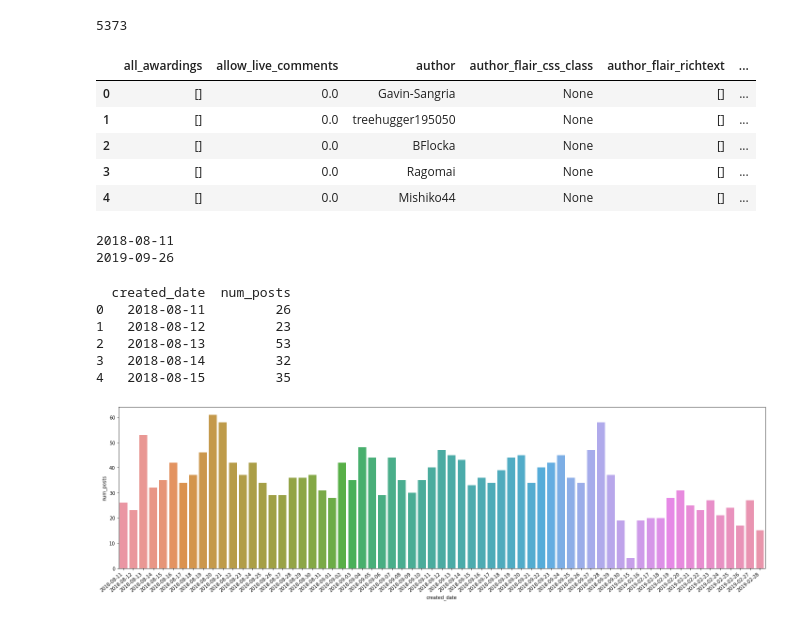
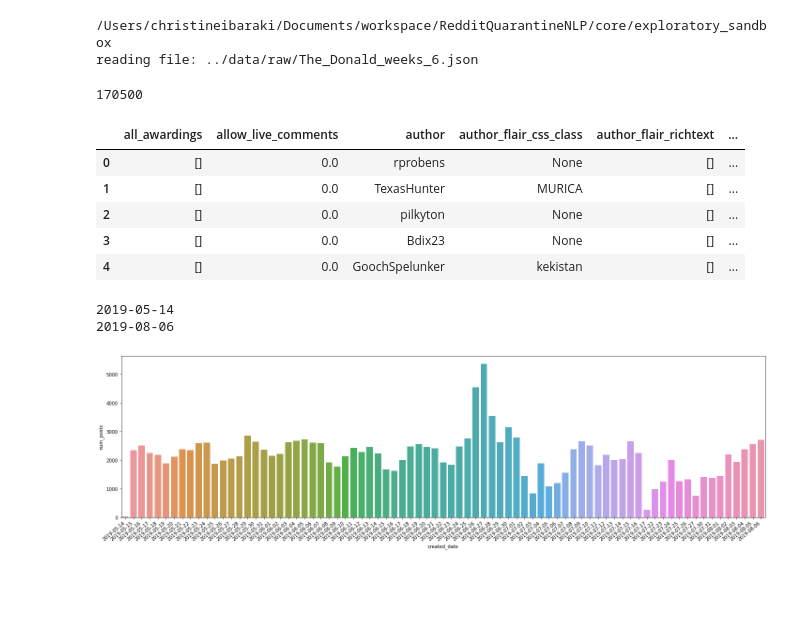
Before and after one commit to npg-mmilosh-cji/RedditQuarantineNLP, a Jupyter notebook: core/exploratory_sandbox/trp_posts_exploratory.ipynb, the cells around one changed output. Cells and saved outputs as stored; diff of their text form; code cells hidden in the pictures; blank space fills up the shorter version.

Commit message:
update exploratory notebook to look at donald data

```diff
--- a/core/exploratory_sandbox/trp_posts_exploratory.ipynb
+++ b/core/exploratory_sandbox/trp_posts_exploratory.ipynb
@@ -6,22 +6,27 @@ import matplotlib.pyplot as plt
 import seaborn as sns
 from datetime import datetime
 # %%
-posts_file_path = os.path.join("..", "core", "data", "raw", "TheRedPill_weeks_52.json")
+print(os.getcwd())
+posts_file_path = os.path.join("..", "data", "raw", "The_Donald_weeks_6.json")
+print(f"reading file: {posts_file_path}")
 posts_df = pd.read_json(posts_file_path)
+# %% [output]
+/Users/christineibaraki/Documents/workspace/RedditQuarantineNLP/core/exploratory_sandbox
+reading file: ../data/raw/The_Donald_weeks_6.json
 # %%
 print(len(posts_df))
 # %% [output]
-5373
+170500
 # %%
 pd.set_option('display.max_columns', None)
 posts_df.head(n=5)
 # %% [output]
 |  | all_awardings | allow_live_comments | author | author_flair_css_class | author_flair_richtext | ... |
-| 0 | [] | 0.0 | Gavin-Sangria | None | [] | ... |
-| 1 | [] | 0.0 | treehugger195050 | None | [] | ... |
-| 2 | [] | 0.0 | BFlocka | None | [] | ... |
-| 3 | [] | 0.0 | Ragomai | None | [] | ... |
-| 4 | [] | 0.0 | Mishiko44 | None | [] | ... |
+| 0 | [] | 0.0 | rprobens | None | [] | ... |
+| 1 | [] | 0.0 | TexasHunter | MURICA | [] | ... |
+| 2 | [] | 0.0 | pilkyton | None | [] | ... |
+| 3 | [] | 0.0 | Bdix23 | None | [] | ... |
+| 4 | [] | 0.0 | GoochSpelunker | kekistan | [] | ... |
 # %%
 posts_df['created_date'] = pd.to_datetime(
     posts_df['created_utc'].apply(
@@ -33,8 +38,8 @@ posts_df['created_date'] = posts_df['created_date'].dt.date
 print(posts_df.created_date.min())
 print(posts_df.created_date.max())
 # %% [output]
-2018-08-11
-2019-09-26
+2019-05-14
+2019-08-06
 # %%
 posts_df.set_index('created_date', inplace=True)
 # %%
@@ -46,16 +51,9 @@ subset_posts = subset_posts[subset_posts['created_date'] < datetime.strptime('20
 # %%
-print(subset_posts.head())
 plt.figure(figsize=(20,6))
-ax = sns.barplot(x='created_date', y="num_posts", data=subset_posts)
+ax = sns.barplot(x='created_date', y="num_posts", data=posts_by_date)
 ax.set_xticklabels(ax.get_xticklabels(), rotation=40, ha="right")
 plt.tight_layout()
 plt.show()
 # %% [output]
-  created_date  num_posts
-0   2018-08-11         26
-1   2018-08-12         23
-2   2018-08-13         53
-3   2018-08-14         32
-4   2018-08-15         35
-[figure, old version]
+[figure, new version]
 # %%
```
Also changed, not shown: parts of 3 cells of this notebook.
